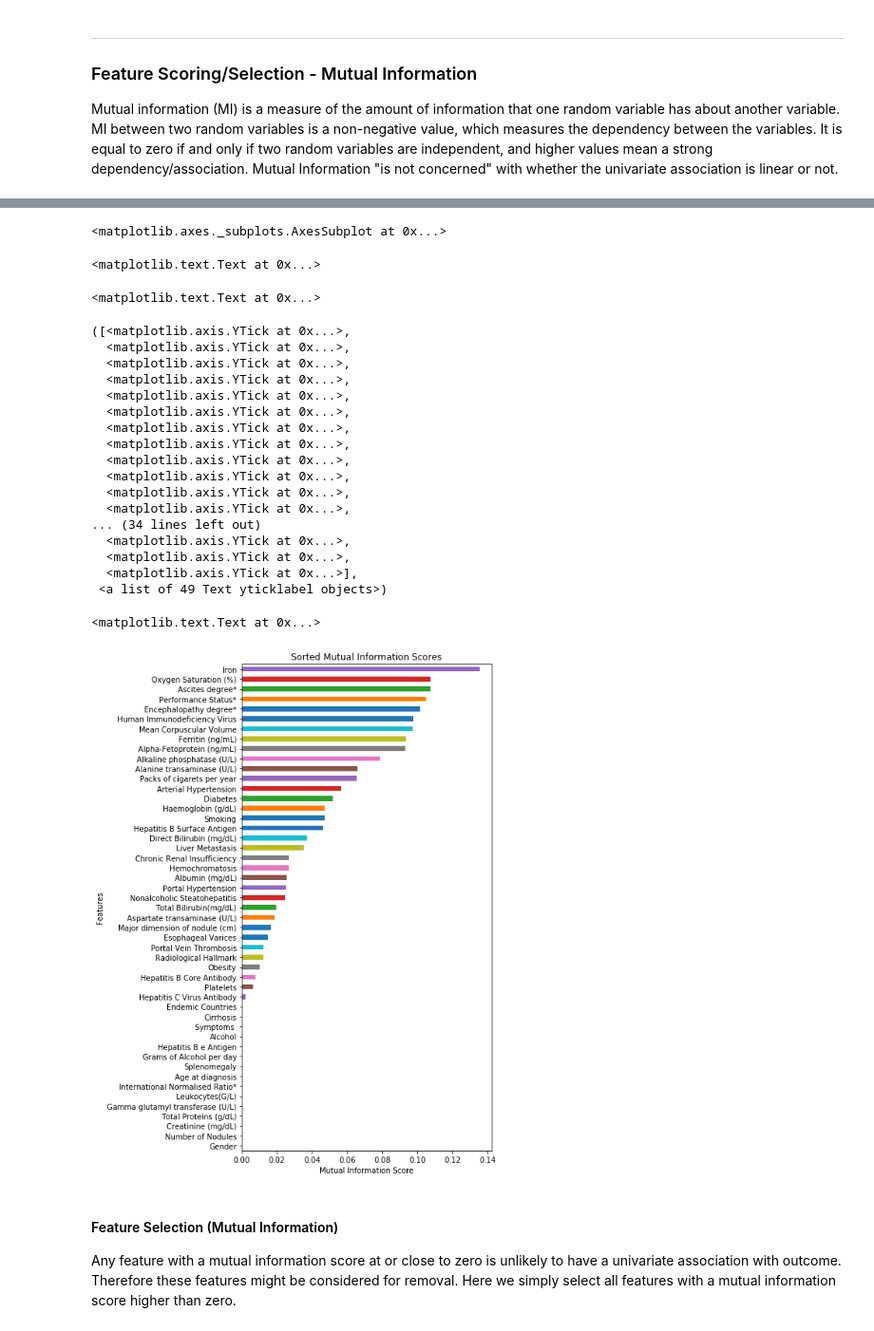
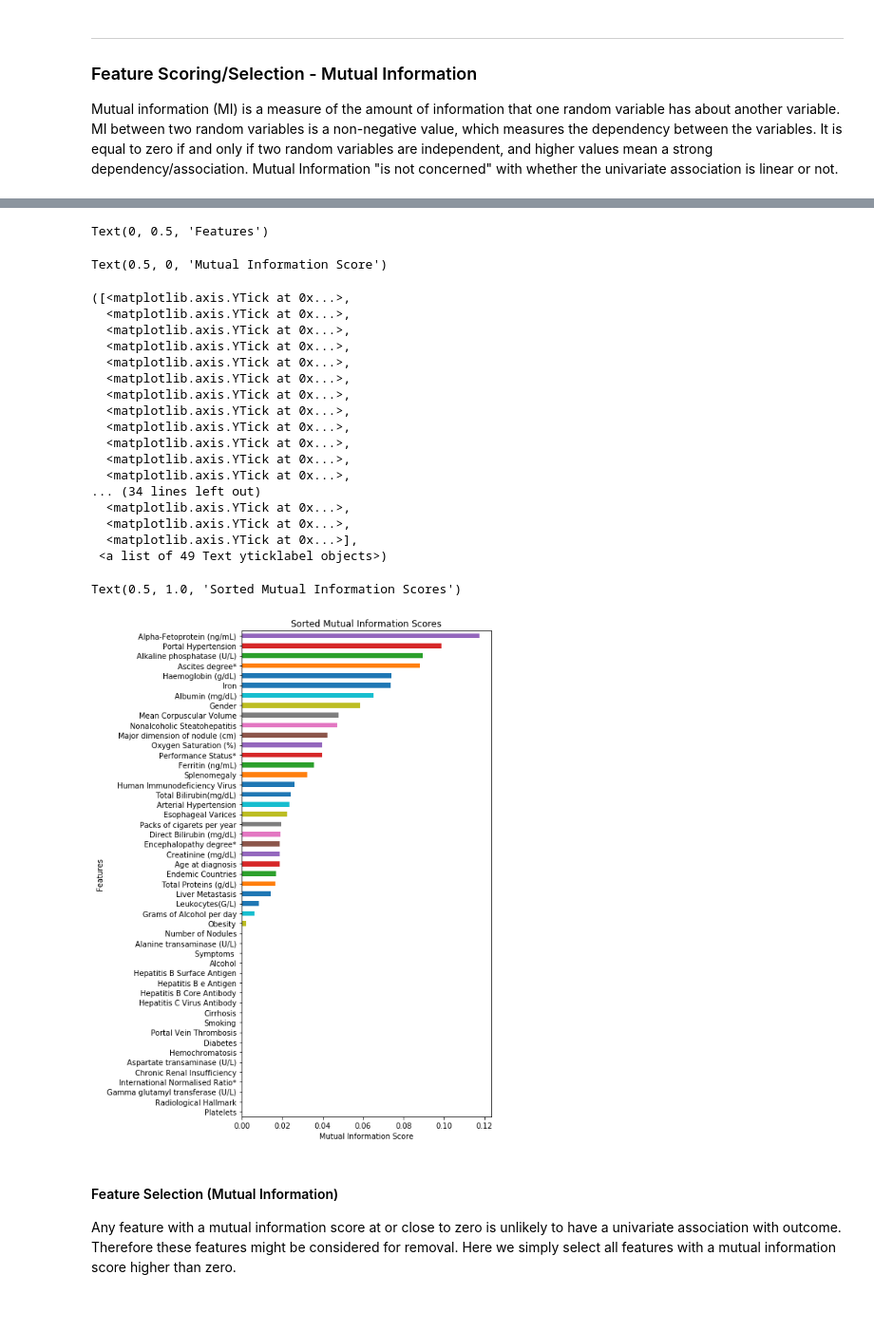
Before and after one commit to UrbsLab/ML_Pipeline_Notebooks, a Jupyter notebook: ML_102_Workshop.ipynb, the cells around one changed output, grey strips where cells are left out. Shown at 95% size. Drawn from its saved outputs; the diff is of its cells as text; code cells hidden in the pictures.

Commit message:
Update files
Update files with a reproducibility fix based on stochasticity of certain methods.  Includes newly generated outputs (e.g. figures, etc)Added some minor content edits.

```diff
--- a/ML_102_Workshop.ipynb
+++ b/ML_102_Workshop.ipynb
@@ -616,9 +639,6 @@ Mutual information (MI) is a measure of the amount of information that one rando
 MI between two random variables is a non-negative value, which measures the dependency between the variables. It is equal to zero if and only if two random variables are independent, and higher values mean a strong dependency/association.
 Mutual Information "is not concerned" with whether the univariate association is linear or not.
 # %%
-from sklearn.feature_selection import mutual_info_classif # Mutual information for a discrete target.
-import seaborn as sns
-
 #Split dataframe into features and outcome (standard format for scikit-learn methods)
 x_train = train.drop(outcome_name, axis=1).values
 y_train = train[outcome_name].values
@@ -627,8 +647,7 @@ y_train = train[outcome_name].values
 y_test = test[outcome_name].values
 
 #Run mutual information algorithm
-mi_results = mutual_info_classif(x_train, y_train)
-mi_results
+mi_results = mutual_info_classif(x_train, y_train, random_state=randSeed)
 
 #Present results
 header = train.columns.tolist()
@@ -675,25 +685,24 @@ array([0.        , 0.        , 0.        , 0.0463638 , 0.        ,
-<matplotlib.axes._subplots.AxesSubplot at 0x...>
+Text(0, 0.5, 'Features')
-<matplotlib.text.Text at 0x...>
+Text(0.5, 0, 'Mutual Information Score')
-<matplotlib.text.Text at 0x...>
+([<matplotlib.axis.YTick at 0x...>,
+  <matplotlib.axis.YTick at 0x...>,
+  <matplotlib.axis.YTick at 0x...>,
+  <matplotlib.axis.YTick at 0x...>,
+  <matplotlib.axis.YTick at 0x...>,
+  <matplotlib.axis.YTick at 0x...>,
+  <matplotlib.axis.YTick at 0x...>,
+  <matplotlib.axis.YTick at 0x...>,
+  <matplotlib.axis.YTick at 0x...>,
+  <matplotlib.axis.YTick at 0x...>,
+  <matplotlib.axis.YTick at 0x...>,
+  <matplotlib.axis.YTick at 0x...>,
+... (34 lines left out)
+  <matplotlib.axis.YTick at 0x...>,
+  <matplotlib.axis.YTick at 0x...>,
+  <matplotlib.axis.YTick at 0x...>],
+ <a list of 49 Text yticklabel objects>)
-([<matplotlib.axis.YTick at 0x...>,
-  <matplotlib.axis.YTick at 0x...>,
-  <matplotlib.axis.YTick at 0x...>,
-  <matplotlib.axis.YTick at 0x...>,
-  <matplotlib.axis.YTick at 0x...>,
-  <matplotlib.axis.YTick at 0x...>,
-  <matplotlib.axis.YTick at 0x...>,
-  <matplotlib.axis.YTick at 0x...>,
-  <matplotlib.axis.YTick at 0x...>,
-  <matplotlib.axis.YTick at 0x...>,
-  <matplotlib.axis.YTick at 0x...>,
-  <matplotlib.axis.YTick at 0x...>,
-... (34 lines left out)
-  <matplotlib.axis.YTick at 0x...>,
-  <matplotlib.axis.YTick at 0x...>,
-  <matplotlib.axis.YTick at 0x...>],
- <a list of 49 Text yticklabel objects>)
+Text(0.5, 1.0, 'Sorted Mutual Information Scores')
-<matplotlib.text.Text at 0x...>
-[figure, old version]
+[figure, new version]
 # %% [markdown]
 #### Feature Selection (Mutual Information)
 Any feature with a mutual information score at or close to zero is unlikely to have a univariate association with outcome. Therefore these features might be considered for removal.  Here we simply select all features with a mutual information score higher than zero.
```
Also changed, not shown: parts of 32 cells of this notebook, 53 other files.
